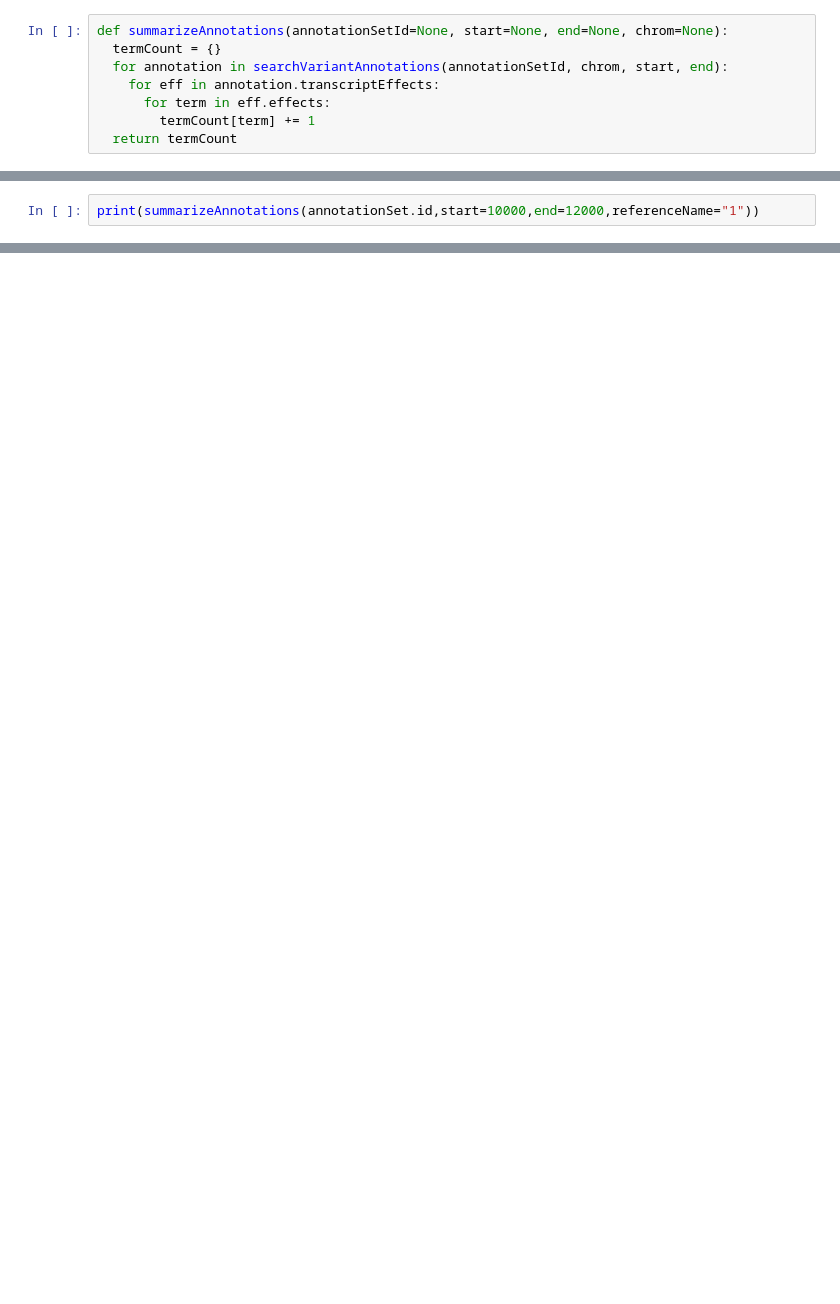
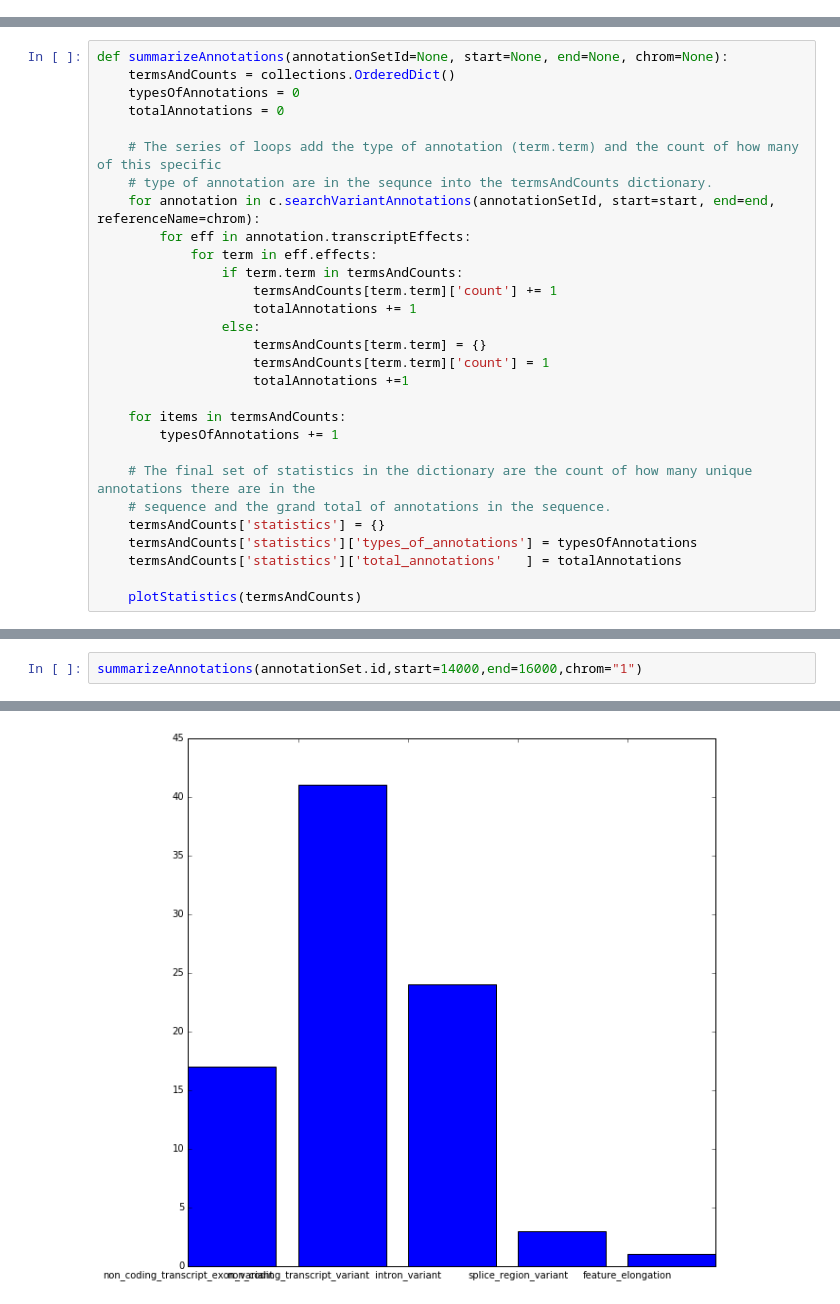
Before and after one commit to Kusdhill/bioapi-examples, a Jupyter notebook: python_notebooks/variantStatistics.ipynb, the cells around one changed output, grey strips where cells are left out. Cells and saved outputs as stored; diff of their text form; blank space fills up the shorter version.

Commit message:
rough draft of variant annotaion data visualization

```diff
--- a/python_notebooks/variantStatistics.ipynb
+++ b/python_notebooks/variantStatistics.ipynb
@@ -29,8 +27,0 @@ WyIxa2dlbm9tZXMiLCJ2cyIsImZ1bmN0aW9uYWxfYW5ub3RhdGlvbiIsImZ1bmN0aW9uYWxfYW5ub3Rh
-# %%
-def summarizeAnnotations(annotationSetId=None, start=None, end=None, chrom=None):
-  termCount = {}
-  for annotation in searchVariantAnnotations(annotationSetId, chrom, start, end):
-    for eff in annotation.transcriptEffects:
-      for term in eff.effects:
-        termCount[term] += 1
-  return termCount
@@ -38,0 +34,29 @@ SyntaxError: invalid syntax (<ipython-input-11-dcb771567dbb>, line 3)
+# %%
+def summarizeAnnotations(annotationSetId=None, start=None, end=None, chrom=None):
+    termsAndCounts = collections.OrderedDict()
+    typesOfAnnotations = 0
+    totalAnnotations = 0
+
+    # The series of loops add the type of annotation (term.term) and the count of how many of this specific
+    # type of annotation are in the sequnce into the termsAndCounts dictionary.
+    for annotation in c.searchVariantAnnotations(annotationSetId, start=start, end=end, referenceName=chrom):
+        for eff in annotation.transcriptEffects:
+            for term in eff.effects:
+                if term.term in termsAndCounts:
+                    termsAndCounts[term.term]['count'] += 1
+                    totalAnnotations += 1
+                else:
+                    termsAndCounts[term.term] = {}
+                    termsAndCounts[term.term]['count'] = 1
+                    totalAnnotations +=1
+
+    for items in termsAndCounts:
+        typesOfAnnotations += 1
+
+    # The final set of statistics in the dictionary are the count of how many unique annotations there are in the
+    # sequence and the grand total of annotations in the sequence.
+    termsAndCounts['statistics'] = {}
+    termsAndCounts['statistics']['types_of_annotations'] = typesOfAnnotations
+    termsAndCounts['statistics']['total_annotations'   ] = totalAnnotations
+
+    plotStatistics(termsAndCounts)
@@ -39,3 +123,3 @@ SyntaxError: invalid syntax (<ipython-input-11-dcb771567dbb>, line 3)
 # %%
-print(summarizeAnnotations(annotationSet.id,start=10000,end=12000,referenceName="1"))
+summarizeAnnotations(annotationSet.id,start=14000,end=16000,chrom="1")
 # %% [output]
@@ -42,0 +126 @@ NameError: name 'summarizeAnnotations' is not defined
+[figure, added]
```
Also changed, not shown: parts of 15 cells of this notebook.
